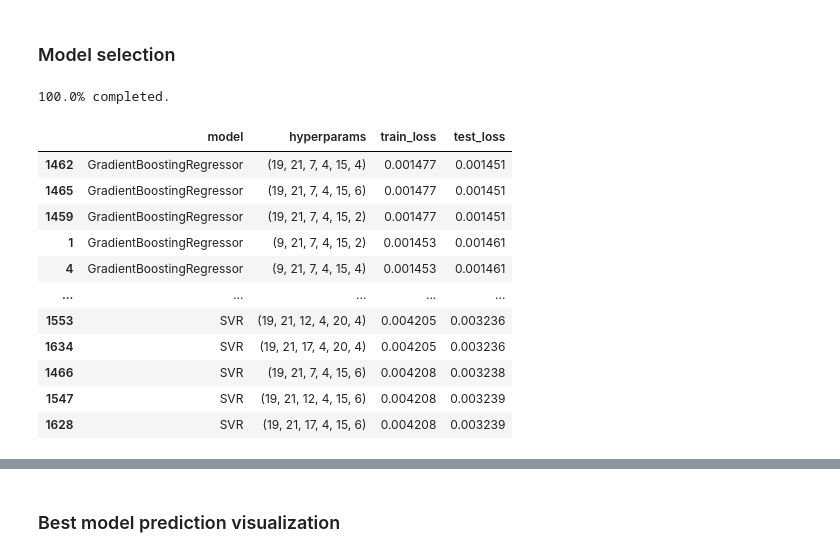
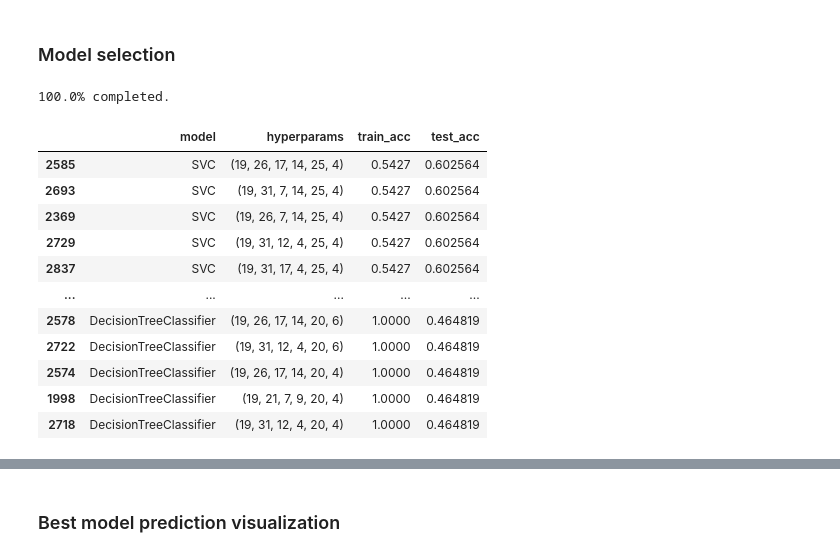
Before and after one commit to neoyung/algotrading-strategies, a Jupyter notebook: prototypes/super charge techind.ipynb, the cells around one changed output, grey strips where cells are left out. Drawn from its saved outputs; the diff is of its cells as text; code cells hidden in the pictures.

```diff
--- a/prototypes/super charge techind.ipynb
+++ b/prototypes/super charge techind.ipynb
@@ -209,9 +188,9 @@ We successfuly improved correlation of macd by normalizing it with close price.
 def generate_params_df(source_df, params):
     df = source_df.copy()
 
-    df["log_return"] = df["close"].map(np.log).diff(periods=3)
+    df["up or down"] = (df["close"].map(np.log).shift(periods=-3) > \
+                        df["close"].map(np.log)).astype(int)
     df = add_technical_indicators(df, *params)
-    df["normalized_macd_diff"] = df["macd_diff"] / df["close"]
 
     return df[selected_features].dropna(axis=0)
 # %% [markdown]
@@ -220,15 +199,16 @@ def generate_params_df(source_df, params):
 We split the data to train/test sets, where the train is used for base model fitting with a set of hyperparameter (explained below), test set prevent us from **overfitting**.
 # %%
 def train_test_split(df, training_size=0.7):
+    target_str = 'up or down'
     train_end = int(len(df) * training_size)
 
     train_df = df.iloc[:train_end, :]
-    X_train = train_df[[x for x in train_df.columns if x != "log_return"]]
-    Y_train = train_df["log_return"]
+    X_train = train_df[[x for x in train_df.columns if x != target_str]]
+    Y_train = train_df[target_str]
 
     test_df = df.iloc[train_end:, :]
-    X_test = test_df[[x for x in test_df.columns if x != "log_return"]]
-    Y_test = test_df["log_return"]
+    X_test = test_df[[x for x in test_df.columns if x != target_str]]
+    Y_test = test_df[target_str]
     return X_train, Y_train, X_test, Y_test
 
 X_train, Y_train, X_test, Y_test = train_test_split(btc_df)
@@ -273,61 +250,68 @@ def mean_squared_error(y_truth, y_predicted):
+# %%
+from sklearn.metrics import accuracy_score
+
+
+def acc_score(y_truth, y_predicted):
+    return accuracy_score(y_truth, y_predicted)
 # %% [markdown]
 ### Model selection
 # %%
-# SVM.SVR, Decision tree, Gradient boosting
-from sklearn.tree import DecisionTreeRegressor
-from sklearn.ensemble import GradientBoostingRegressor
-from sklearn.svm import SVR
+from sklearn.linear_model import LogisticRegression
+from sklearn.svm import SVC
+from sklearn.tree import DecisionTreeClassifier
+from sklearn.ensemble import GradientBoostingClassifier
 
 
-cols = ["model", "hyperparams", "train_loss", "test_loss"]
-models = [DecisionTreeRegressor, GradientBoostingRegressor, SVR]
+cols = ["model", "hyperparams", "train_acc", "test_acc"]
+models = [LogisticRegression, SVC, DecisionTreeClassifier, GradientBoostingClassifier]
 result_df = pd.DataFrame(columns=cols)
 
 i = 0
 trials = len(all_hyperparams) * len(models)
 for hyperparams in all_hyperparams:
-    # generate dataset reflecting the hyperparams
+    # generate dataset parametrized by the set of hyperparam
     params_df = generate_params_df(source_df, hyperparams)
     X_train, Y_train, X_test, Y_test = train_test_split(params_df)
 
     for model in models:
-        if model is SVR:
-            regressor = SVR(C=0.1)
+        if model is LogisticRegression:
+            classifier = LogisticRegression(random_state=0)
 
-        elif model is DecisionTreeRegressor:
-            regressor = DecisionTreeRegressor(random_state=0, \
-                                              criterion="squared_error", max_depth=4)
+        elif model is SVC:
+            classifier = SVC(random_state=0)
 
-        elif model is GradientBoostingRegressor:
-            regressor = GradientBoostingRegressor(random_state=0, \
-                                              criterion="squared_error", n_estimators=30)
+        elif model is DecisionTreeClassifier:
+            classifier = DecisionTreeClassifier(random_state=0)
 
-        regressor = regressor.fit(X_train, Y_train)
+        elif model is GradientBoostingClassifier:
+            classifier = GradientBoostingClassifier(random_state=0)
 
-        train_prediction = regressor.predict(X_train)
-        test_prediction = regressor.predict(X_test)
+        classifier.fit(X_train, Y_train)
 
-        train_loss = mean_squared_error(Y_train, train_prediction)
-        test_loss = mean_squared_error(Y_test, test_prediction)
+        train_prediction = classifier.predict(X_train)
+        test_prediction = classifier.predict(X_test)
+
+        train_acc = acc_score(Y_train, train_prediction)
+        test_acc = acc_score(Y_test, test_prediction)
 
         result_df.loc[len(result_df)] = \
-                    [model.__name__, hyperparams, train_loss, test_loss]
+                    [model.__name__, hyperparams, train_acc, test_acc]
 
         i += 1
         print(f"{(i / trials * 100):.1f}% completed. ", end="\r")
 
-result_df.sort_values(by=["test_loss"], axis=0)
+result_df.sort_values(by=["test_acc"], ascending=False, axis=0)
 # %% [output]
 100.0% completed.
-|  | model | hyperparams | train_loss | test_loss |
-| 1462 | GradientBoostingRegressor | (19, 21, 7, 4, 15, 4) | 0.001477 | 0.001451 |
-| 1465 | GradientBoostingRegressor | (19, 21, 7, 4, 15, 6) | 0.001477 | 0.001451 |
-| 1459 | GradientBoostingRegressor | (19, 21, 7, 4, 15, 2) | 0.001477 | 0.001451 |
-| 1 | GradientBoostingRegressor | (9, 21, 7, 4, 15, 2) | 0.001453 | 0.001461 |
-| 4 | GradientBoostingRegressor | (9, 21, 7, 4, 15, 4) | 0.001453 | 0.001461 |
+|  | model | hyperparams | train_acc | test_acc |
+| 2585 | SVC | (19, 26, 17, 14, 25, 4) | 0.5427 | 0.602564 |
+| 2693 | SVC | (19, 31, 7, 14, 25, 4) | 0.5427 | 0.602564 |
+| 2369 | SVC | (19, 26, 7, 14, 25, 4) | 0.5427 | 0.602564 |
+| 2729 | SVC | (19, 31, 12, 4, 25, 4) | 0.5427 | 0.602564 |
+| 2837 | SVC | (19, 31, 17, 4, 25, 4) | 0.5427 | 0.602564 |
 | ... | ... | ... | ... | ... |
-| 1553 | SVR | (19, 21, 12, 4, 20, 4) | 0.004205 | 0.003236 |
-| 1634 | SVR | (19, 21, 17, 4, 20, 4) | 0.004205 | 0.003236 |
-| 1466 | SVR | (19, 21, 7, 4, 15, 6) | 0.004208 | 0.003238 |
-| 1547 | SVR | (19, 21, 12, 4, 15, 6) | 0.004208 | 0.003239 |
-| 1628 | SVR | (19, 21, 17, 4, 15, 6) | 0.004208 | 0.003239 |
+| 2578 | DecisionTreeClassifier | (19, 26, 17, 14, 20, 6) | 1.0000 | 0.464819 |
+| 2722 | DecisionTreeClassifier | (19, 31, 12, 4, 20, 6) | 1.0000 | 0.464819 |
+| 2574 | DecisionTreeClassifier | (19, 26, 17, 14, 20, 4) | 1.0000 | 0.464819 |
+| 1998 | DecisionTreeClassifier | (19, 21, 7, 9, 20, 4) | 1.0000 | 0.464819 |
+| 2718 | DecisionTreeClassifier | (19, 31, 12, 4, 20, 4) | 1.0000 | 0.464819 |
```
Also changed, not shown: parts of 23 cells of this notebook, 4 other files.
